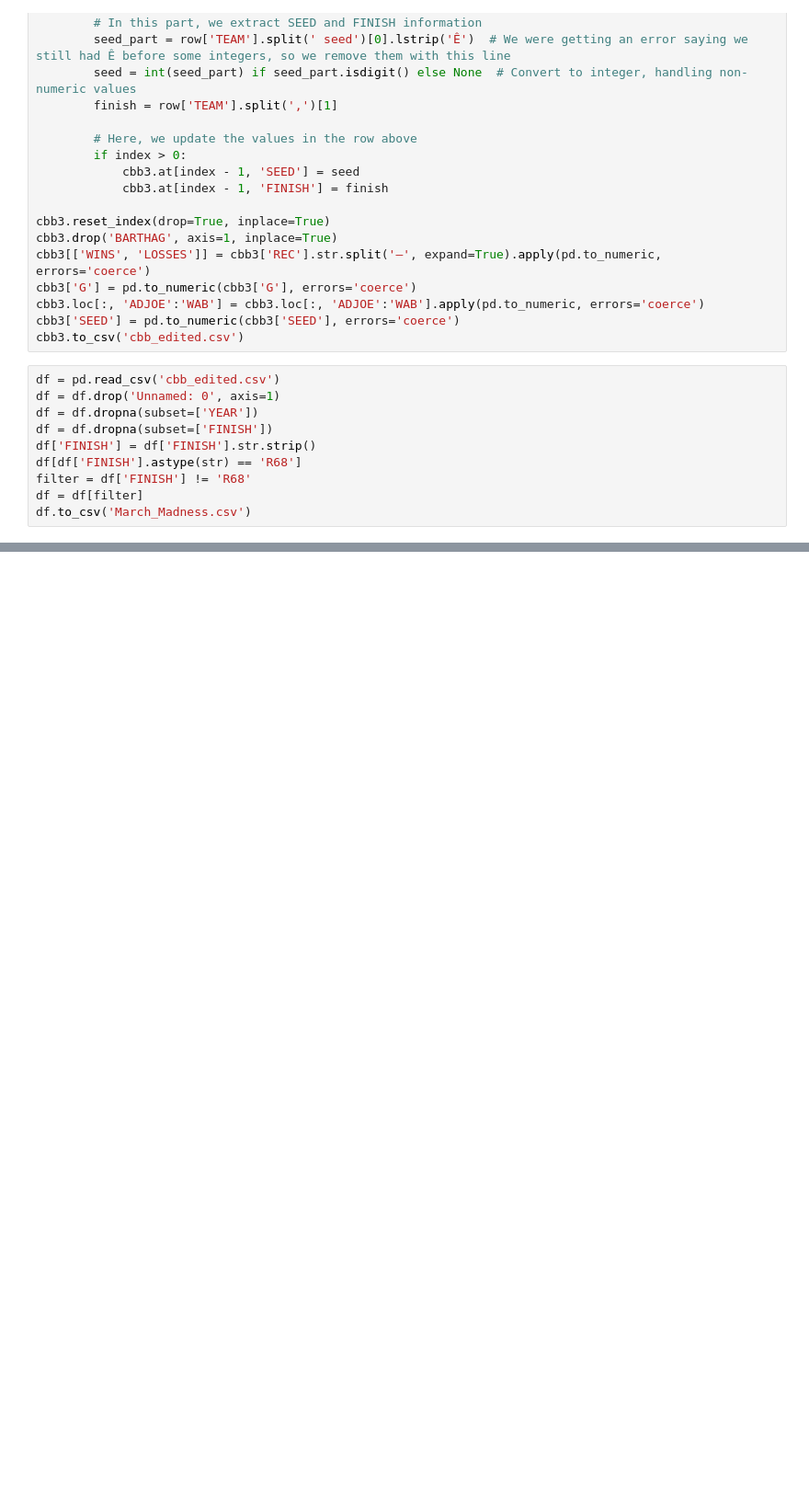
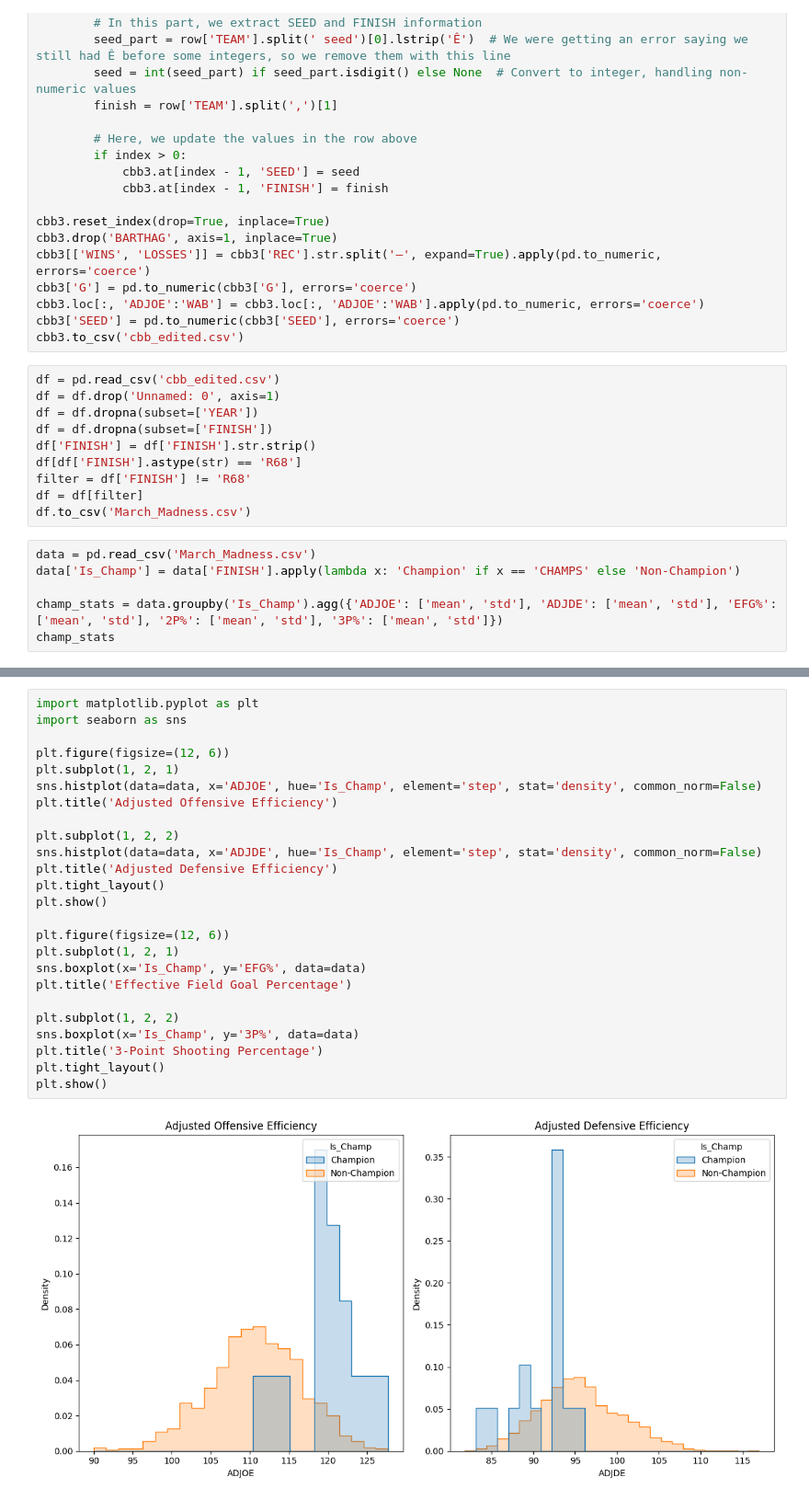
Before and after one commit to Edubs2003/MarchMadness, a Jupyter notebook: Ethan.ipynb, the cells around one changed output, grey strips where cells are left out. Shown: that part at 92% size. Drawn from its saved outputs; the diff is of its cells as text; blank space fills up the shorter version.

```diff
--- a/Ethan.ipynb
+++ b/Ethan.ipynb
@@ -39,3 +39,9 @@ df[df['FINISH'].astype(str) == 'R68']
 filter = df['FINISH'] != 'R68'
 df = df[filter]
 df.to_csv('March_Madness.csv')
+# %%
+data = pd.read_csv('March_Madness.csv')
+data['Is_Champ'] = data['FINISH'].apply(lambda x: 'Champion' if x == 'CHAMPS' else 'Non-Champion')
+
+champ_stats = data.groupby('Is_Champ').agg({'ADJOE': ['mean', 'std'], 'ADJDE': ['mean', 'std'], 'EFG%': ['mean', 'std'], '2P%': ['mean', 'std'], '3P%': ['mean', 'std']})
+champ_stats
@@ -41,0 +54,27 @@ df.to_csv('March_Madness.csv')
+# %%
+import matplotlib.pyplot as plt
+import seaborn as sns
+
+plt.figure(figsize=(12, 6))
+plt.subplot(1, 2, 1)
+sns.histplot(data=data, x='ADJOE', hue='Is_Champ', element='step', stat='density', common_norm=False)
+plt.title('Adjusted Offensive Efficiency')
+
+plt.subplot(1, 2, 2)
+sns.histplot(data=data, x='ADJDE', hue='Is_Champ', element='step', stat='density', common_norm=False)
+plt.title('Adjusted Defensive Efficiency')
+plt.tight_layout()
+plt.show()
+
+plt.figure(figsize=(12, 6))
+plt.subplot(1, 2, 1)
+sns.boxplot(x='Is_Champ', y='EFG%', data=data)
+plt.title('Effective Field Goal Percentage')
+
+plt.subplot(1, 2, 2)
+sns.boxplot(x='Is_Champ', y='3P%', data=data)
+plt.title('3-Point Shooting Percentage')
+plt.tight_layout()
+plt.show()
+# %% [output]
+[figure, added]
```
Also changed, not shown: parts of 7 cells of this notebook.
